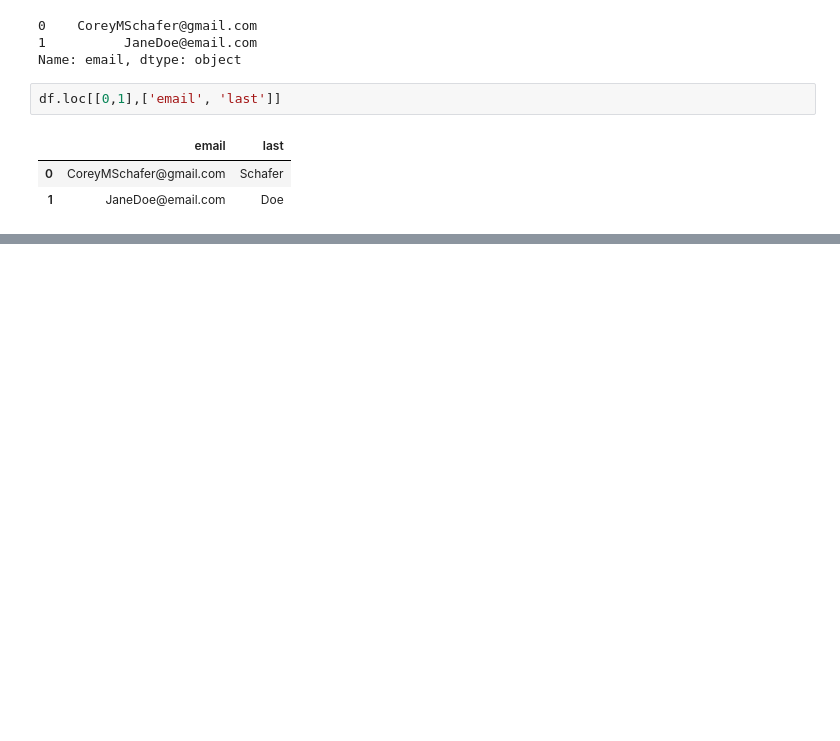
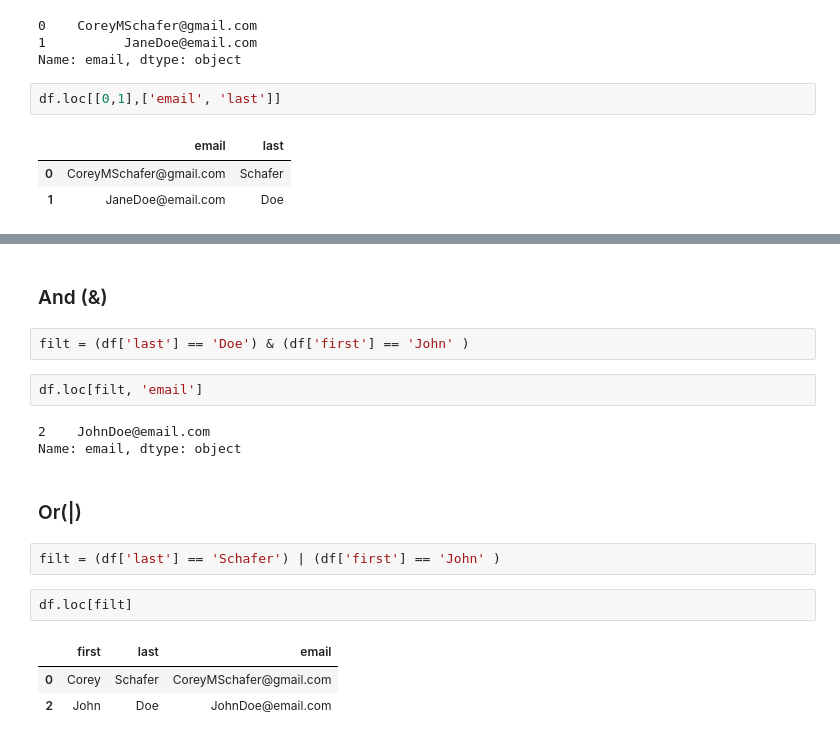
Before and after one commit to guamoshtli/Pandas, a Jupyter notebook: test.ipynb, the cells around one changed output, grey strips where cells are left out. Drawn from its saved outputs; the diff is of its cells as text; blank space fills up the shorter version.

```diff
--- a/test.ipynb
+++ b/test.ipynb
@@ -135,0 +172,19 @@ df.loc[[0,1],['email', 'last']]
+# %% [markdown]
+### And (&)
+# %%
+filt = (df['last'] == 'Doe') & (df['first'] == 'John' )
+# %%
+df.loc[filt, 'email']
+# %% [output]
+2    JohnDoe@email.com
+Name: email, dtype: object
+# %% [markdown]
+### Or(|)
+# %%
+filt = (df['last'] == 'Schafer') | (df['first'] == 'John' )
+# %%
+df.loc[filt]
+# %% [output]
+|  | first | last | email |
+| 0 | Corey | Schafer | CoreyMSchafer@gmail.com |
+| 2 | John | Doe | JohnDoe@email.com |
```
Also changed, not shown: parts of 9 cells of this notebook, 1 other file.
